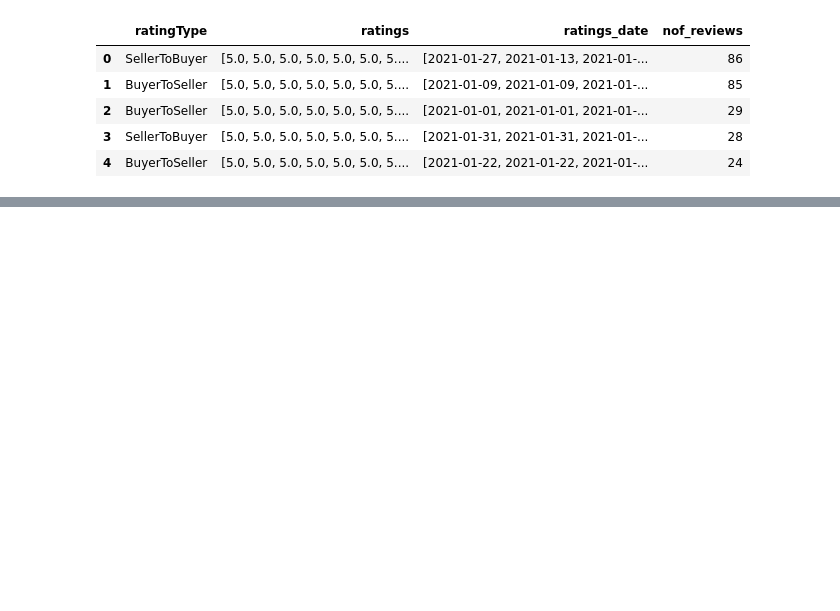
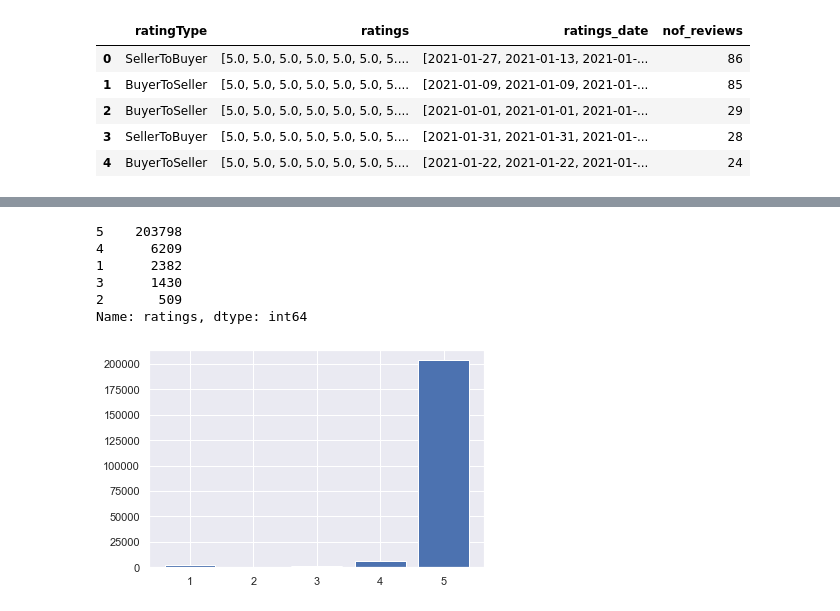
Before and after one commit to rguiradog/Clases, a Jupyter notebook: Adevinta.ipynb, the cells around one changed output, grey strips where cells are left out. Saved outputs shown, nothing was run; the diff lists cells and outputs as text; code cells hidden in the pictures; blank space fills up the shorter version.

```diff
--- a/Adevinta.ipynb
+++ b/Adevinta.ipynb
@@ -134,0 +308,2 @@ len(df_2.iloc[0,2])
+# %%
+df_2 = df.apply(pd.Series.explode)
@@ -197,0 +346,4 @@ df_1.head()
+# %%
+# Change data types
+df_2['ratings'] = df_2['ratings'].astype(int)
+df_2['ratings_date'] = pd.to_datetime(df_2['ratings_date'], format='%Y-%m-%d', errors='ignore')
@@ -197,0 +363,15 @@ df_1.head()
+# %%
+df_2['ratings'].value_counts()
+# %% [output]
+5    203798
+4      6209
+1      2382
+3      1430
+2       509
+Name: ratings, dtype: int64
+# %%
+plt.bar(df_2['ratings'].value_counts().index,
+       height=df_2['ratings'].value_counts())
+plt.yscale('linear')
+# %% [output]
+[figure, added]
```
Also changed, not shown: parts of 84 cells of this notebook.
